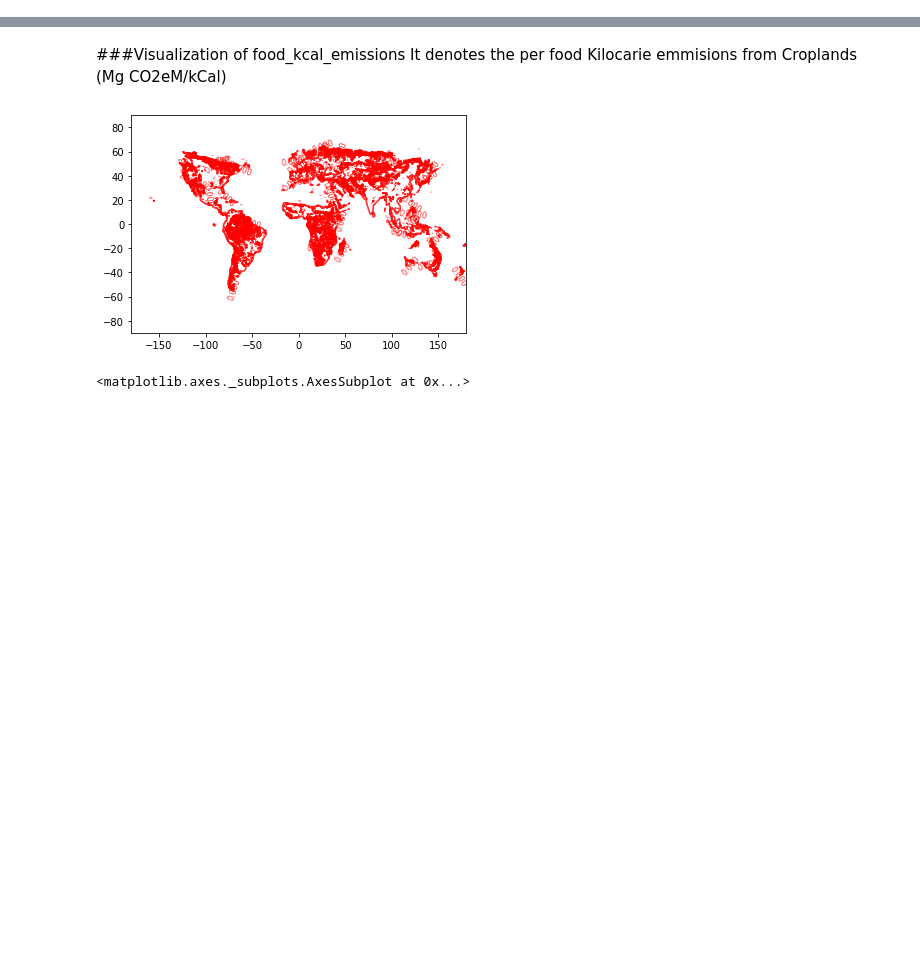
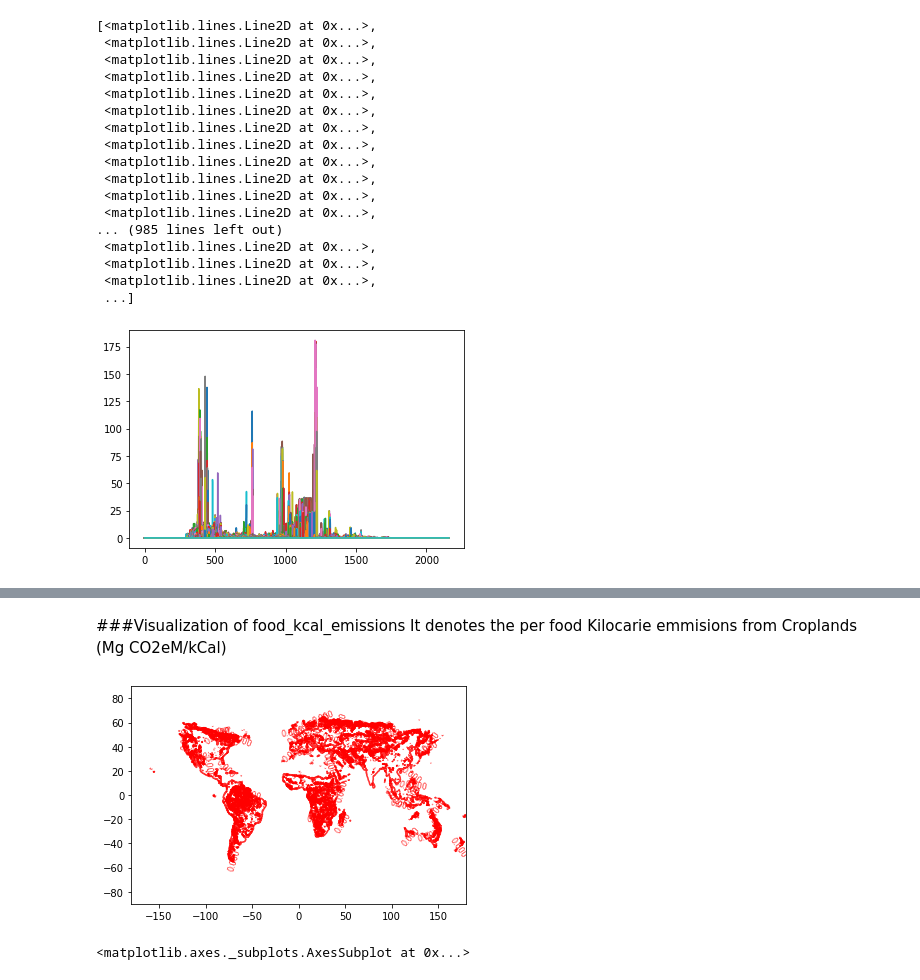
Before and after one commit to Baazigar007/Green-House-Emmsion-CropLands, a Jupyter notebook: GhgEmission.ipynb, the cells around one changed output, grey strips where cells are left out. Saved outputs shown, nothing was run; the diff lists cells and outputs as text; code cells hidden in the pictures; blank space fills up the shorter version.

```diff
--- a/GhgEmission.ipynb
+++ b/GhgEmission.ipynb
@@ -106,0 +104,22 @@ np.mean(array1)
+# %%
+%matplotlib inline
+plt.plot(array1)
+# %% [output]
+[<matplotlib.lines.Line2D at 0x...>,
+ <matplotlib.lines.Line2D at 0x...>,
+ <matplotlib.lines.Line2D at 0x...>,
+ <matplotlib.lines.Line2D at 0x...>,
+ <matplotlib.lines.Line2D at 0x...>,
+ <matplotlib.lines.Line2D at 0x...>,
+ <matplotlib.lines.Line2D at 0x...>,
+ <matplotlib.lines.Line2D at 0x...>,
+ <matplotlib.lines.Line2D at 0x...>,
+ <matplotlib.lines.Line2D at 0x...>,
+ <matplotlib.lines.Line2D at 0x...>,
+ <matplotlib.lines.Line2D at 0x...>,
+... (985 lines left out)
+ <matplotlib.lines.Line2D at 0x...>,
+ <matplotlib.lines.Line2D at 0x...>,
+ <matplotlib.lines.Line2D at 0x...>,
+ ...]
+[figure, added]
```
Also changed, not shown: parts of 46 cells of this notebook.
